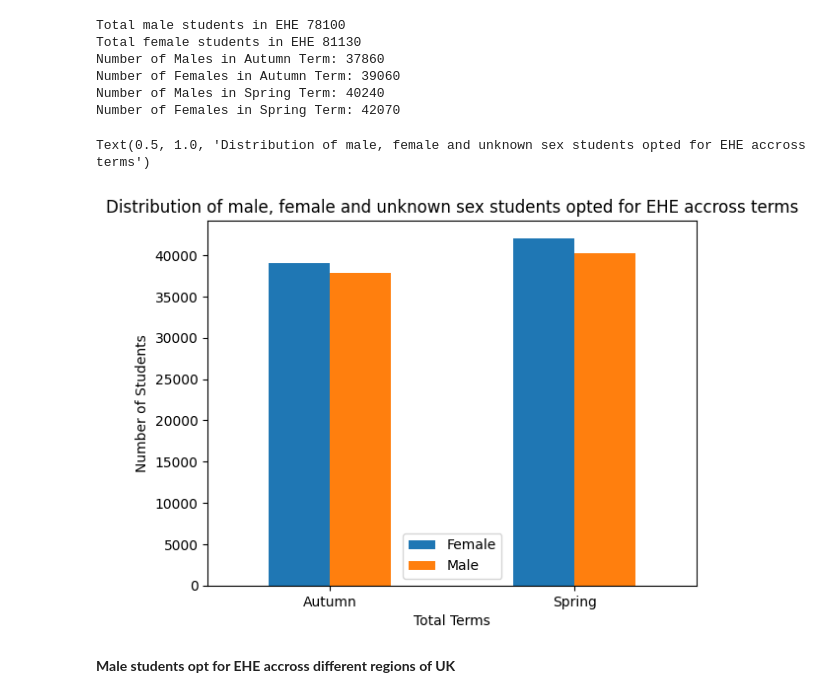
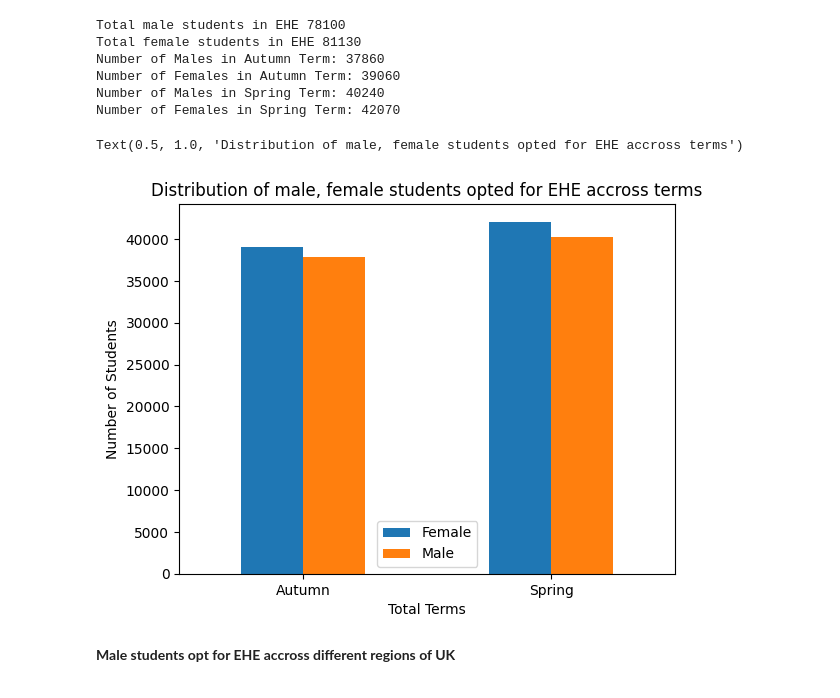
Before and after one commit to mashalshaikh95/Elective_Home_Education_UK, a Jupyter notebook: Homeschooling_UK.ipynb, the cells around one changed output. Drawn from its saved outputs; the diff is of its cells as text; code cells hidden in the pictures.

```diff
--- a/Homeschooling_UK.ipynb
+++ b/Homeschooling_UK.ipynb
@@ -131,18 +131,18 @@ Number of Females in Spring Term: 42070
 # %%
 # now create bar chart
 female = [noF_females_autumn,noF_females_spring]
 male = [noF_males_autumn,noF_males_spring]
 unknown_sex=[noF_nosex_autumn, noF_nosex_spring]
 index = ['Autumn', 'Spring']
 df = pd.DataFrame({'Female': female,
                    'Male': male, }, index=index)
 ax = df.plot.bar(rot=0)
 ax.set_ylabel('Number of Students')
 ax.set_xlabel('Total Terms')
-ax.set_title('Distribution of male, female and unknown sex students opted for EHE accross terms')
+ax.set_title('Distribution of male, female students opted for EHE accross terms')
 # %% [output]
-Text(0.5, 1.0, 'Distribution of male, female and unknown sex students opted for EHE accross terms')
+Text(0.5, 1.0, 'Distribution of male, female students opted for EHE accross terms')
-[figure, old version]
+[figure, new version]
 # %% [markdown]
 **Male students opt for EHE accross different regions of UK**
 # %%
```
Also changed, not shown: parts of 3 cells of this notebook.
